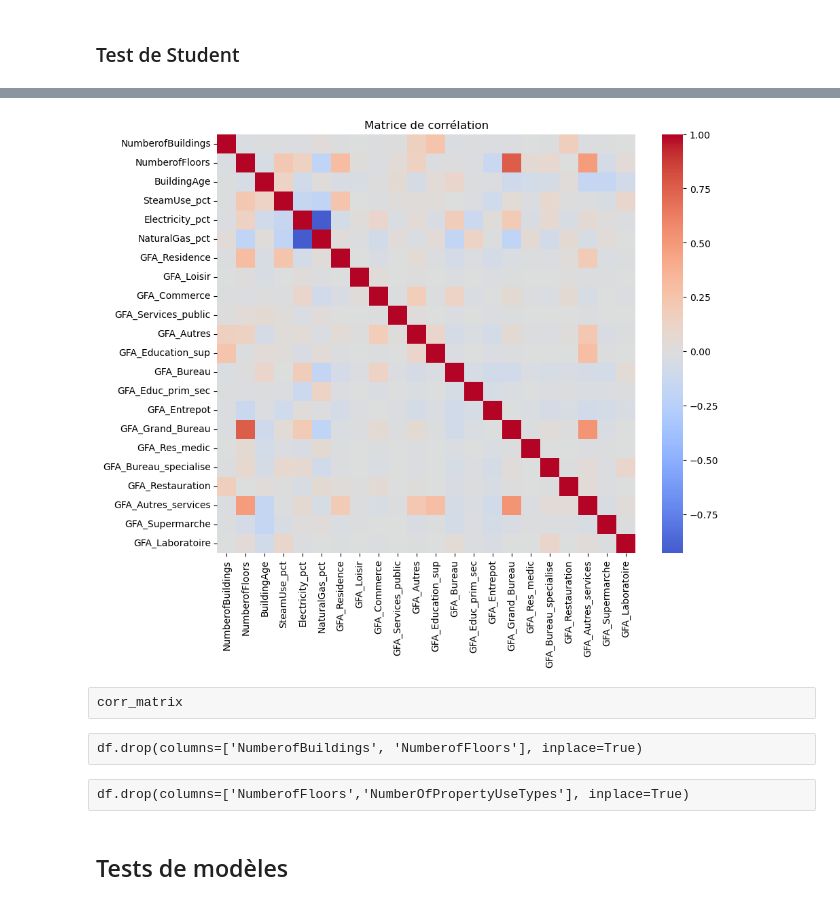
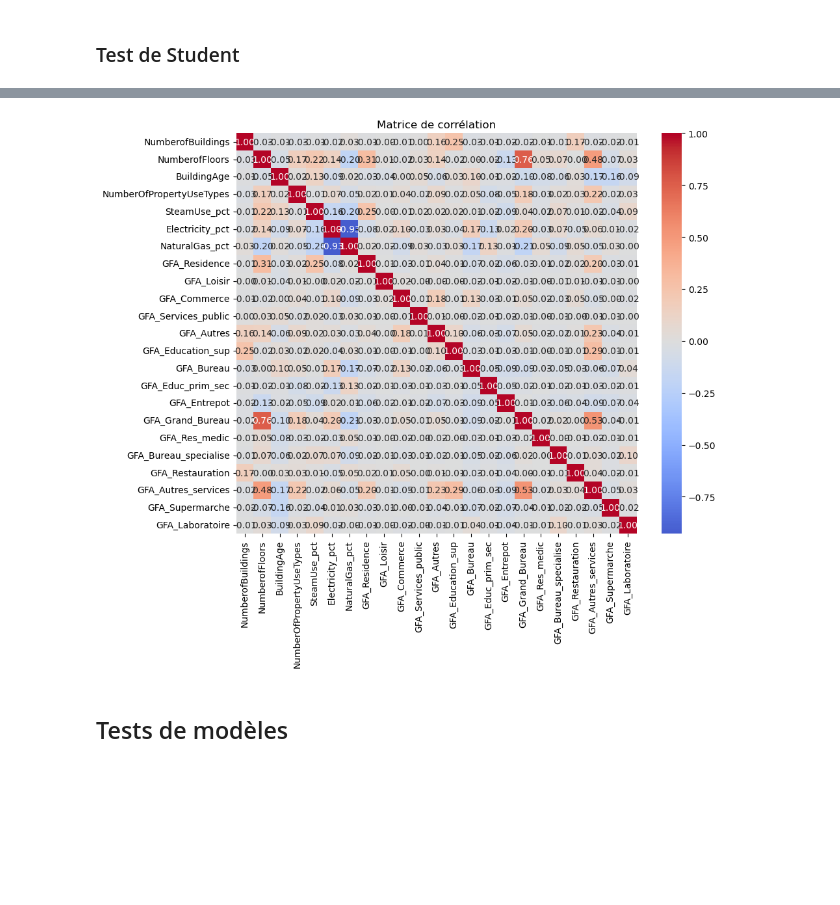
Before and after one commit to Stely-data/OC-Projet-4, a Jupyter notebook: Deveau_Estelle_2_notebook_prediction_EnergyUse_022024.ipynb, the cells around one changed output, grey strips where cells are left out. Saved outputs shown, nothing was run; the diff lists cells and outputs as text; code cells hidden in the pictures; blank space fills up the shorter version.

```diff
--- a/Deveau_Estelle_2_notebook_prediction_EnergyUse_022024.ipynb
+++ b/Deveau_Estelle_2_notebook_prediction_EnergyUse_022024.ipynb
@@ -282,6 +259,3 @@ Covariance Type:             nonrobust
 
 Notes:
 [1] Standard Errors assume that the covariance matrix of the errors is correctly specified.
-# %%
-# Suppression du NumberofFloors
-X_train_scaled_df.drop(columns=['NumberOfPropertyUseTypes'], inplace=True)
@@ -329,23 +262,17 @@ print(summary)
 # %%
 # Calcul de la matrice de corrélation
 corr_matrix = X_train_scaled_df.corr()
 
 # Création d'une heatmap avec seaborn
 plt.figure(figsize=(10, 8))
 
-sns.heatmap(corr_matrix, annot=False, fmt=".2f", cmap='coolwarm', cbar=True, square=True, center=0)
+sns.heatmap(corr_matrix, annot=True, fmt=".2f", cmap='coolwarm', cbar=True, square=True, center=0)
 
 # Titre et affichage du graphique
 plt.title('Matrice de corrélation')
 plt.show()
 # %% [output]
-[figure, old version]
+[figure, new version]
-# %% [raw]
-corr_matrix
-# %% [raw]
-df.drop(columns=['NumberofBuildings', 'NumberofFloors'], inplace=True)
-# %% [raw]
-df.drop(columns=['NumberofFloors','NumberOfPropertyUseTypes'], inplace=True)
 # %% [markdown]
 ## Tests de modèles
 # %% [markdown]
```
Also changed, not shown: parts of 128 cells of this notebook.
